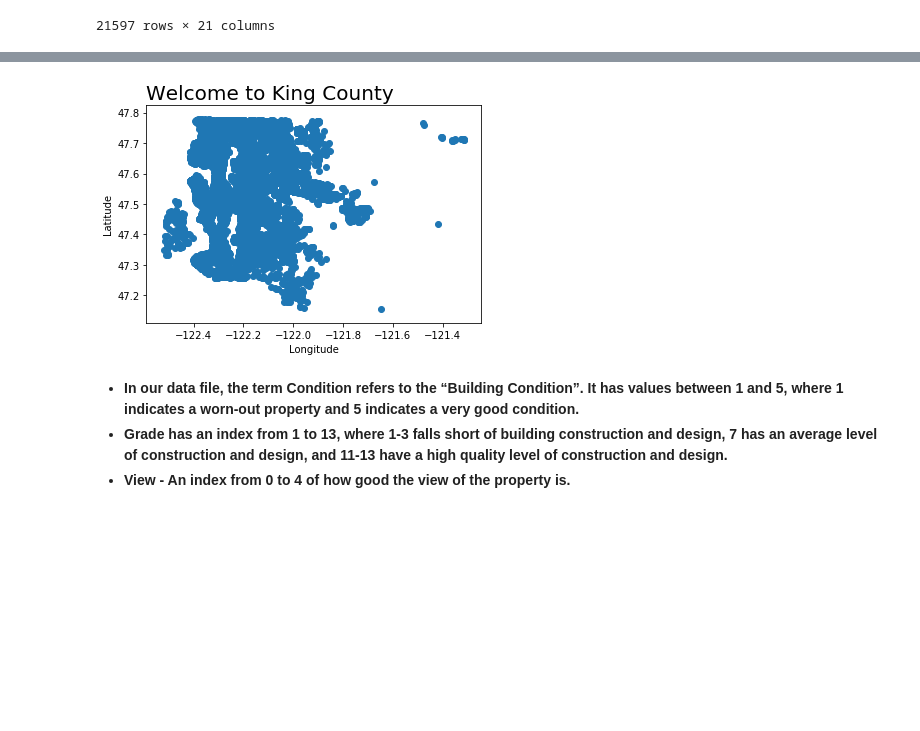
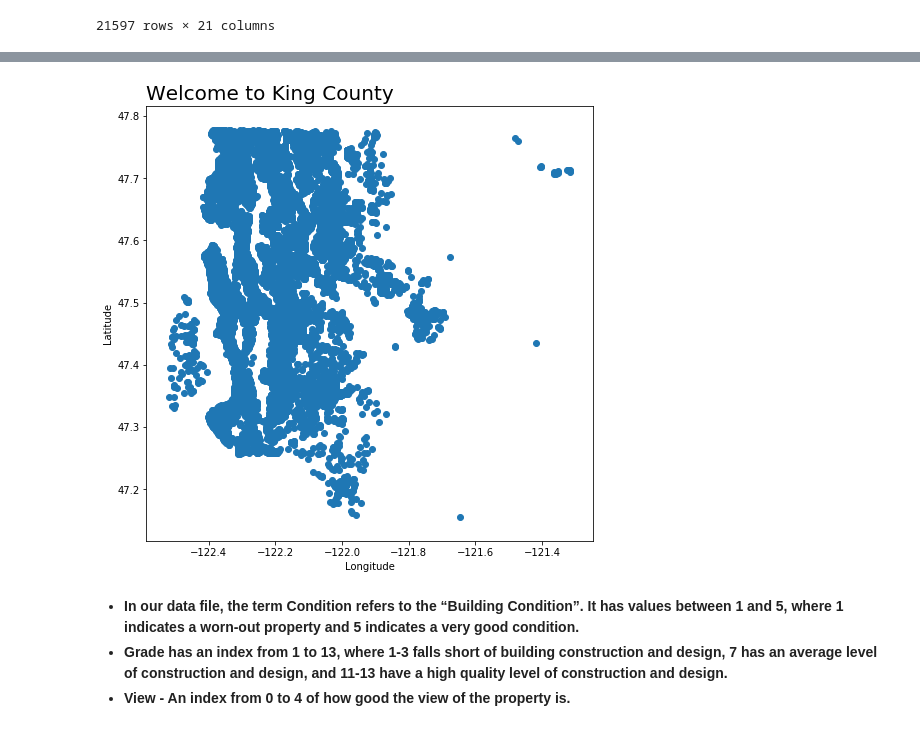
Before and after one commit to Menonvid/King-county, a Jupyter notebook: student.ipynb, the cells around one changed output, grey strips where cells are left out. Drawn from its saved outputs; the diff is of its cells as text; code cells hidden in the pictures; blank space fills up the shorter version.

```diff
--- a/student.ipynb
+++ b/student.ipynb
@@ -128,11 +127,13 @@ memory usage: 3.5+ MB
 # %%
+# Map of King County
+plt.figure(figsize= (8, 8))
 plt.scatter(x='long',y='lat',data=king_data)
 plt.title('Welcome to King County',fontsize=20,loc='left')
 plt.ylabel('Latitude')
 plt.xlabel('Longitude')
 plt.show();
 # %% [output]
-[figure, old version]
+[figure, new version]
 # %% [markdown]
 - __In our data file, the term Condition refers to the “Building Condition”. It has values between 1 and 5, where 1 indicates a worn-out property and 5 indicates a very good condition.__
 - __Grade has an index from 1 to 13, where 1-3 falls short of building construction and design, 7 has an average level of construction and design, and 11-13 have a high quality level of construction and design.__
```
Also changed, not shown: parts of 84 cells of this notebook.
